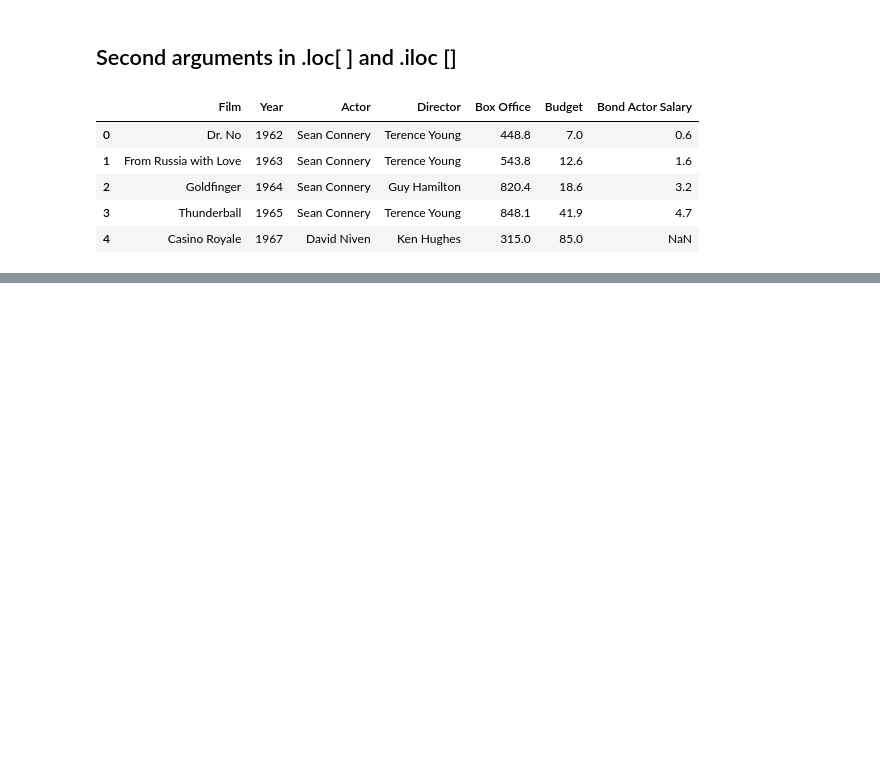
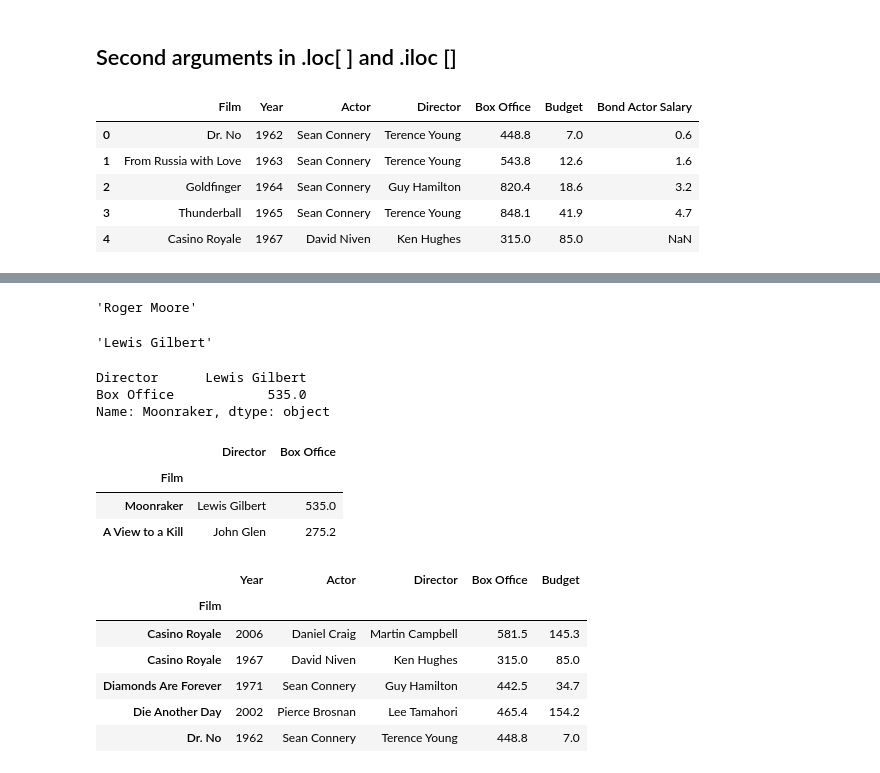
Before and after one commit to jack-cao-623/python_learning, a Jupyter notebook: dataframes_03_data_extraction.ipynb, the cells around one changed output, grey strips where cells are left out. Drawn from its saved outputs; the diff is of its cells as text; code cells hidden in the pictures; blank space fills up the shorter version.

```diff
--- a/dataframes_03_data_extraction.ipynb
+++ b/dataframes_03_data_extraction.ipynb
@@ -444,3 +444,12 @@ bond.head()
 | 2 | Goldfinger | 1964 | Sean Connery | Guy Hamilton | 820.4 | 18.6 | 3.2 |
 | 3 | Thunderball | 1965 | Sean Connery | Terence Young | 848.1 | 41.9 | 4.7 |
 | 4 | Casino Royale | 1967 | David Niven | Ken Hughes | 315.0 | 85.0 | NaN |
+# %%
+# set Film as index and sort index alphabetically
+bond = (
+    bond
+      .set_index('Film')
+      .sort_index()
+)
+
+bond.head()
@@ -446,0 +464,37 @@ bond.head()
+# %%
+# who played James Bond in Moonraker?
+bond.loc['Moonraker', 'Actor']
+  # returns the cell's value
+# %% [output]
+'Roger Moore'
+# %%
+# who directed Moonraker?
+bond.loc['Moonraker', 'Director']
+# %% [output]
+'Lewis Gilbert'
+# %%
+# multiple columns
+bond.loc['Moonraker', ['Director', 'Box Office']]
+# %% [output]
+Director      Lewis Gilbert
+Box Office            535.0
+Name: Moonraker, dtype: object
+# %%
+# multiple indices and columns
+bond.loc[['Moonraker', 'A View to a Kill'], ['Director', 'Box Office']]
+# %% [output]
+|  | Director | Box Office |
+| Film |  |  |
+| Moonraker | Lewis Gilbert | 535.0 |
+| A View to a Kill | John Glen | 275.2 |
+# %%
+# playing around
+bond.loc['Casino Royale':'Dr. No', 'Year':'Budget']
+# %% [output]
+|  | Year | Actor | Director | Box Office | Budget |
+| Film |  |  |  |  |  |
+| Casino Royale | 2006 | Daniel Craig | Martin Campbell | 581.5 | 145.3 |
+| Casino Royale | 1967 | David Niven | Ken Hughes | 315.0 | 85.0 |
+| Diamonds Are Forever | 1971 | Sean Connery | Guy Hamilton | 442.5 | 34.7 |
+| Die Another Day | 2002 | Pierce Brosnan | Lee Tamahori | 465.4 | 154.2 |
+| Dr. No | 1962 | Sean Connery | Terence Young | 448.8 | 7.0 |
```
Also changed, not shown: parts of 4 cells of this notebook.
